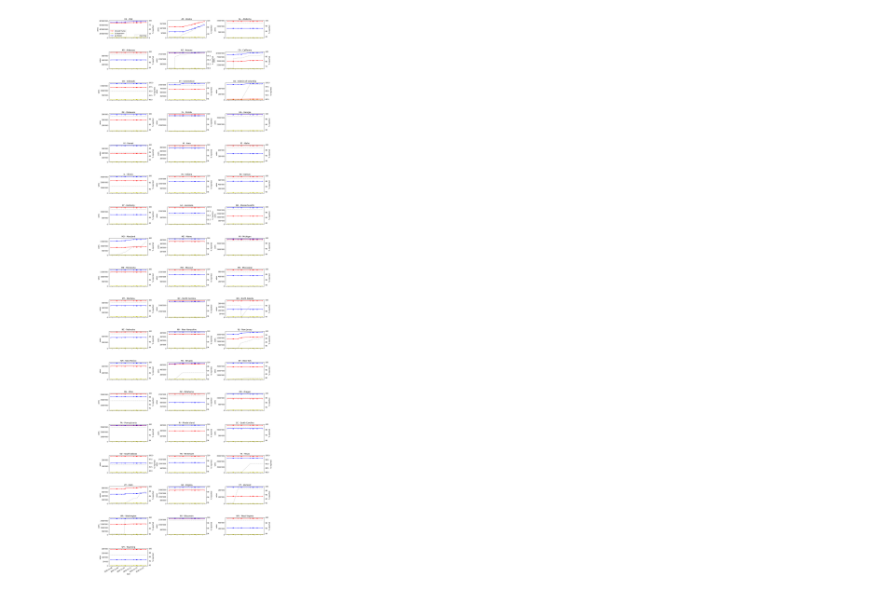
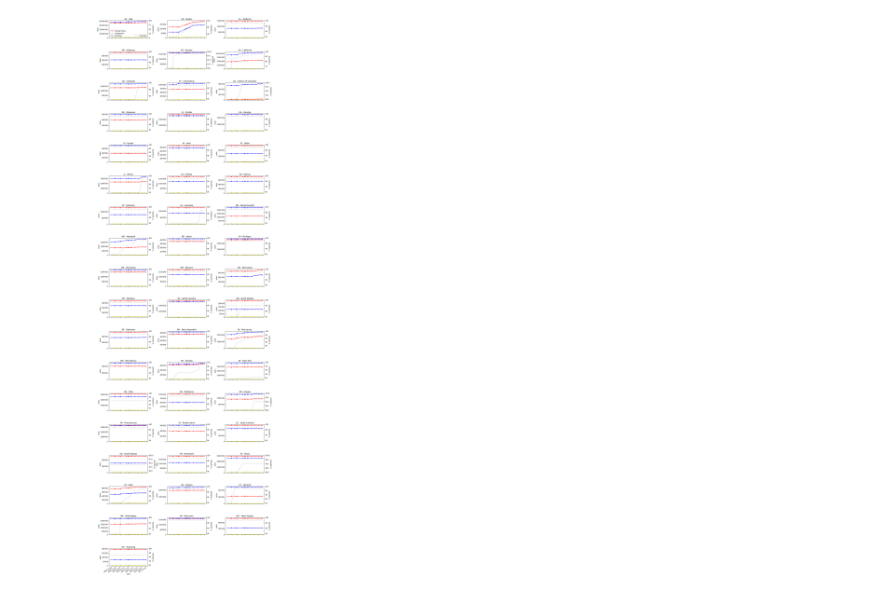
Before and after one commit to pbauermeister/US-Election-2020-Votes, a Jupyter notebook: US Election 2020 by State.ipynb, the cells around one changed output. Drawn from its saved outputs; the diff is of its cells as text; code cells hidden in the pictures.

```diff
--- a/US Election 2020 by State.ipynb
+++ b/US Election 2020 by State.ipynb
@@ -30,7 +30,7 @@ NAME_BY_ACRONYM = {
     'WY': 'Wyoming',        'PR': 'Puerto Rico',
 }
 
-files = sorted(glob('*.json'))[:-8]
+files = sorted(glob('*.json'))
 
 with open(files[0]) as f: data = json.load(f)
 states = ['US'] + sorted(set(data.keys()) - set(['US']))  # let US be first
@@ -93,31 +93,31 @@ def plot_state(raw_data, i, state, y_starts_at_zero=True):
     df1.plot(x='date', y=sorted(names),
              style='.-',
              title=f'{state} - {NAME_BY_ACRONYM[state]}',
              ylabel='votes',
              ylim=(0 , None) if y_starts_at_zero else None,
              color=['r', 'y', 'b'],
              ax=ax1)
     ax1.legend(loc='lower left')
 
     # - add % reported
     ax2 = ax1.twinx()
     df2 = pandas.DataFrame(infos_items)
     df2.plot(x='date', style=':',
              ylabel='% reported',
              color='tab:grey',
              ylim=(None, 100),
              ax=ax2)
     ax2.legend(loc='lower right')
 
     # - keep legends only on 1st subplot
     if i:
         ax1.get_legend().remove()
         ax2.get_legend().remove()
 
     # Bug: x labels vanish: https://github.com/pandas-dev/pandas/issues/27812
 
 raw_data = load_data()
 for i, state in enumerate(states):
     plot_state(raw_data, i, state, y_starts_at_zero=True)
 # %% [output]
-[figure, old version]
+[figure, new version]
```
Also changed, not shown: 1 other file.
